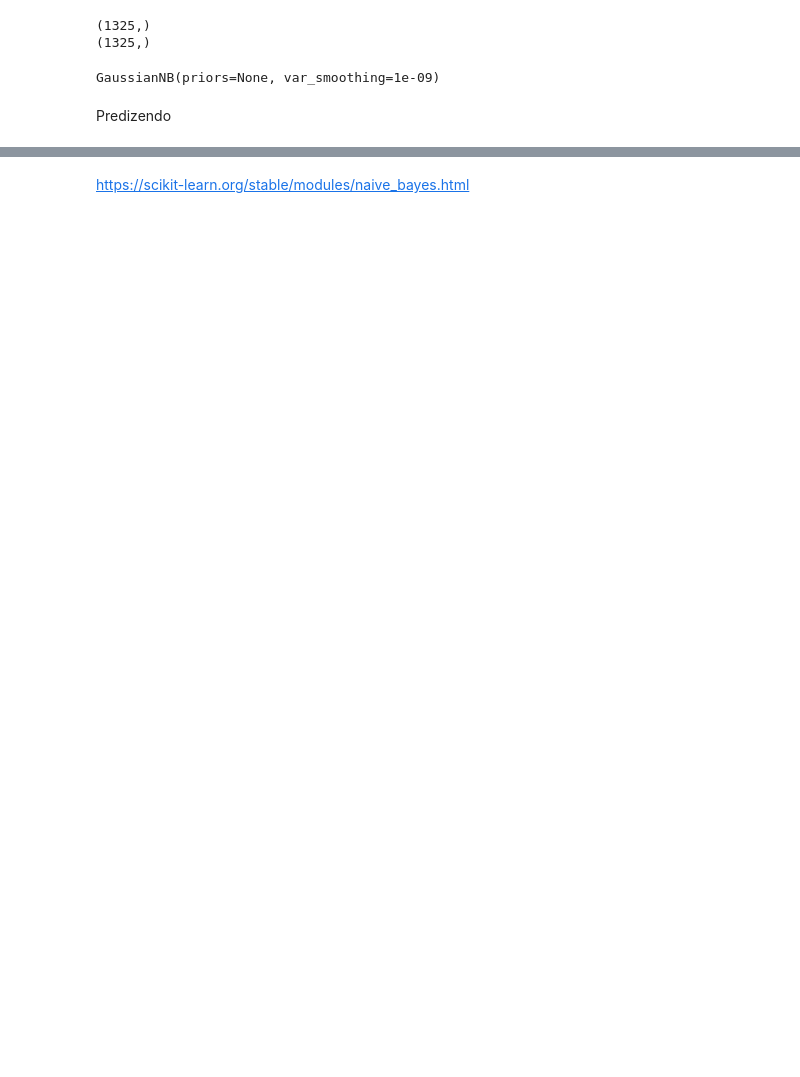
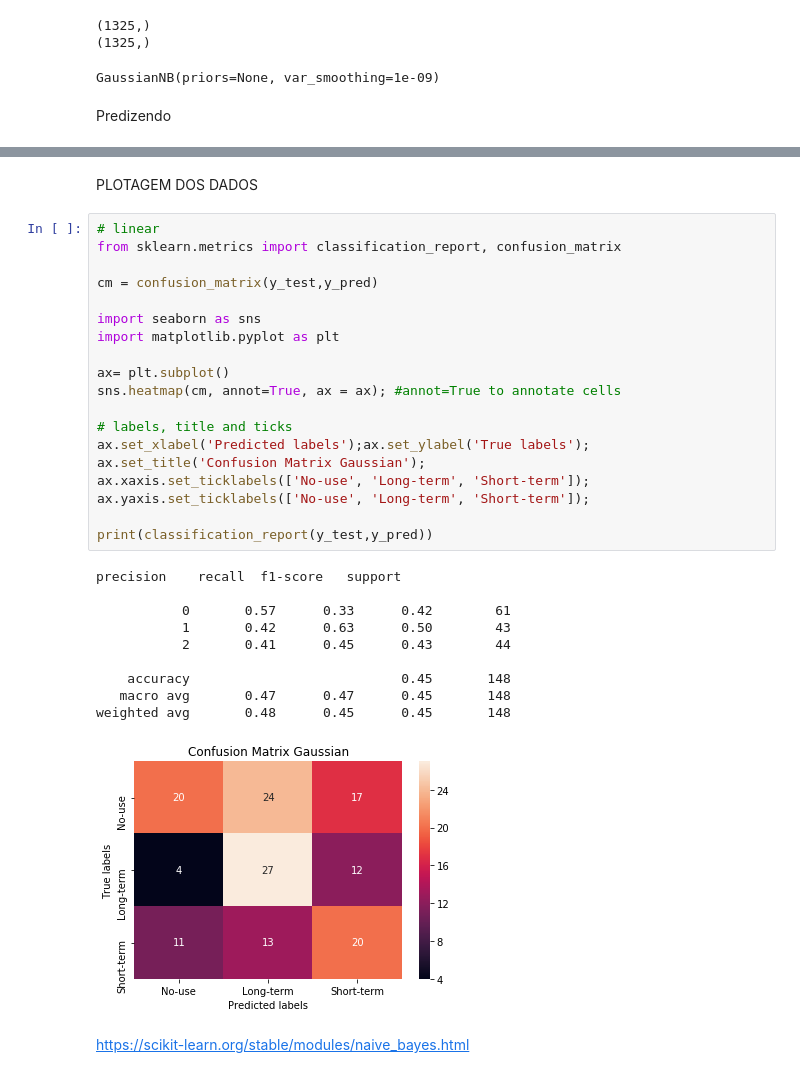
Before and after one commit to micheljpinto/python, a Jupyter notebook: MultinominalNaiveBayesMichel.ipynb, the cells around one changed output, grey strips where cells are left out. Drawn from its saved outputs; the diff is of its cells as text; blank space fills up the shorter version.

```diff
--- a/MultinominalNaiveBayesMichel.ipynb
+++ b/MultinominalNaiveBayesMichel.ipynb
@@ -125,2 +129,33 @@ Squared Log:  0.3508929120307674
+# %% [markdown]
+PLOTAGEM DOS DADOS
+# %%
+# linear
+from sklearn.metrics import classification_report, confusion_matrix
+
+cm = confusion_matrix(y_test,y_pred)
+
+import seaborn as sns
+import matplotlib.pyplot as plt
+
+ax= plt.subplot()
+sns.heatmap(cm, annot=True, ax = ax); #annot=True to annotate cells
+
+# labels, title and ticks
+ax.set_xlabel('Predicted labels');ax.set_ylabel('True labels');
+ax.set_title('Confusion Matrix Gaussian');
+ax.xaxis.set_ticklabels(['No-use', 'Long-term', 'Short-term']); ax.yaxis.set_ticklabels(['No-use', 'Long-term', 'Short-term']);
+
+print(classification_report(y_test,y_pred))
+# %% [output]
+precision    recall  f1-score   support
+
+           0       0.57      0.33      0.42        61
+           1       0.42      0.63      0.50        43
+           2       0.41      0.45      0.43        44
+
+    accuracy                           0.45       148
+   macro avg       0.47      0.47      0.45       148
+weighted avg       0.48      0.45      0.45       148
+[figure, added]
 # %% [markdown]
 https://scikit-learn.org/stable/modules/naive_bayes.html
```
Also changed, not shown: parts of 7 cells of this notebook.
